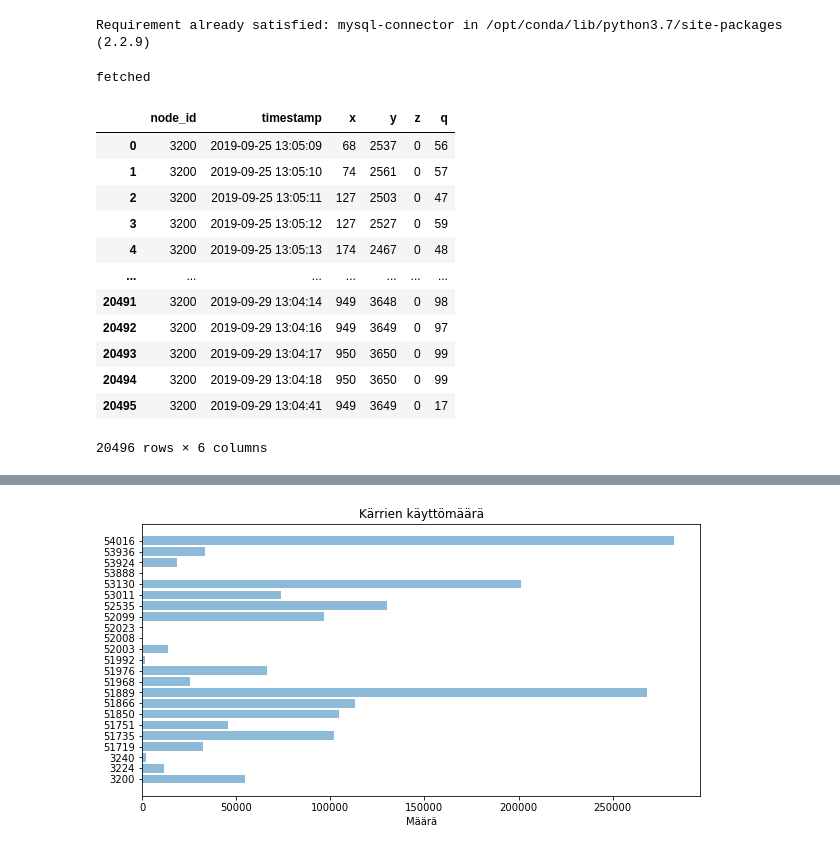
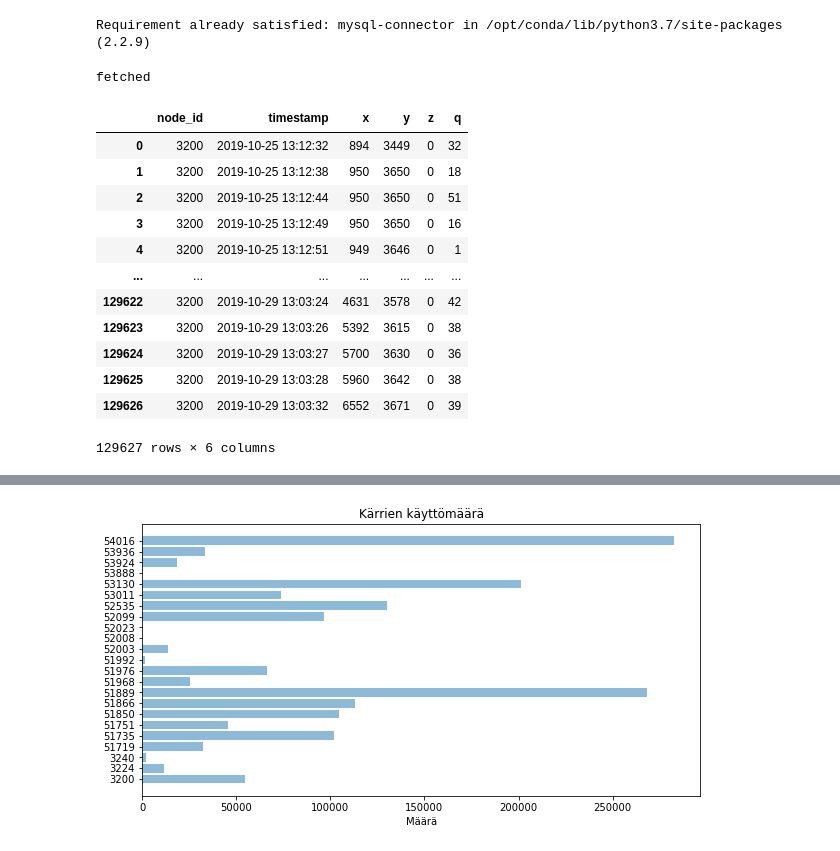
Before and after one commit to Erik-Eki/Project-Studies-1-Data-collection-Management-Visualization, a Jupyter notebook: dataa.ipynb, the cells around one changed output, grey strips where cells are left out. Cells and saved outputs as stored; diff of their text form; code cells hidden in the pictures.

```diff
--- a/dataa.ipynb
+++ b/dataa.ipynb
@@ -40,31 +40,33 @@ Requirement already satisfied: mysql-connector in /opt/conda/lib/python3.7/site-
 # %%
 # Check database contents
 mycursor = mydb.cursor(dictionary=True)
-mycursor.execute("SELECT node_id, timestamp, x,y,z,q FROM SensorData WHERE (node_id = 3200 OR node_id = 45300)  AND timestamp > '2019-09-25 13:05:08.078133+00:00' AND timestamp < '2019-09-29 13:05:08.078133+00:00'  AND x > 0  AND X < 10406 AND y < 5220 AND y > 0 AND   q <100 AND z = 0 ");
+mycursor.execute("SELECT node_id, timestamp, x,y,z,q FROM SensorData WHERE (node_id = 3200 OR node_id = 45300)  AND timestamp > '2019-10-25 13:05:08.078133+00:00' AND timestamp < '2019-10-29 13:05:08.078133+00:00'  AND x > 0  AND X < 10406 AND y < 5220 AND y > 0 AND   q <100 AND z = 0 ");
 #mycursor.execute("SELECT node_id, timestamp, x,y,z,q FROM SensorData WHERE node_id = 3200 AND x > 0  AND X < 10406 AND y < 5220 AND y > 0 AND q < 100 LIMIT 100000");
 print("fetched")
 df = pd.DataFrame(mycursor.fetchall())
 df['timestamp'] = df['timestamp'].astype(str)
 df['timestamp'] = df['timestamp'].str.slice(2, -7)
 
 df['timestamp'] = df['timestamp'].astype('datetime64[ns]')
 df['timestamp'] = pd.Series(df['timestamp']).dt.round("S")
 df
+
+#23 64
 # %% [output]
 fetched
 |  | node_id | timestamp | x | y | z | q |
-| 0 | 3200 | 2019-09-25 13:05:09 | 68 | 2537 | 0 | 56 |
-| 1 | 3200 | 2019-09-25 13:05:10 | 74 | 2561 | 0 | 57 |
-| 2 | 3200 | 2019-09-25 13:05:11 | 127 | 2503 | 0 | 47 |
-| 3 | 3200 | 2019-09-25 13:05:12 | 127 | 2527 | 0 | 59 |
-| 4 | 3200 | 2019-09-25 13:05:13 | 174 | 2467 | 0 | 48 |
+| 0 | 3200 | 2019-10-25 13:12:32 | 894 | 3449 | 0 | 32 |
+| 1 | 3200 | 2019-10-25 13:12:38 | 950 | 3650 | 0 | 18 |
+| 2 | 3200 | 2019-10-25 13:12:44 | 950 | 3650 | 0 | 51 |
+| 3 | 3200 | 2019-10-25 13:12:49 | 950 | 3650 | 0 | 16 |
+| 4 | 3200 | 2019-10-25 13:12:51 | 949 | 3646 | 0 | 1 |
 | ... | ... | ... | ... | ... | ... | ... |
-| 20491 | 3200 | 2019-09-29 13:04:14 | 949 | 3648 | 0 | 98 |
-| 20492 | 3200 | 2019-09-29 13:04:16 | 949 | 3649 | 0 | 97 |
-| 20493 | 3200 | 2019-09-29 13:04:17 | 950 | 3650 | 0 | 99 |
-| 20494 | 3200 | 2019-09-29 13:04:18 | 950 | 3650 | 0 | 99 |
-| 20495 | 3200 | 2019-09-29 13:04:41 | 949 | 3649 | 0 | 17 |
+| 129622 | 3200 | 2019-10-29 13:03:24 | 4631 | 3578 | 0 | 42 |
+| 129623 | 3200 | 2019-10-29 13:03:26 | 5392 | 3615 | 0 | 38 |
+| 129624 | 3200 | 2019-10-29 13:03:27 | 5700 | 3630 | 0 | 36 |
+| 129625 | 3200 | 2019-10-29 13:03:28 | 5960 | 3642 | 0 | 38 |
+| 129626 | 3200 | 2019-10-29 13:03:32 | 6552 | 3671 | 0 | 39 |
-20496 rows × 6 columns
+129627 rows × 6 columns
 # %%
 import matplotlib.pyplot as plt
 img1 = plt.imread("pic.png")
```
Also changed, not shown: parts of 8 cells of this notebook.
